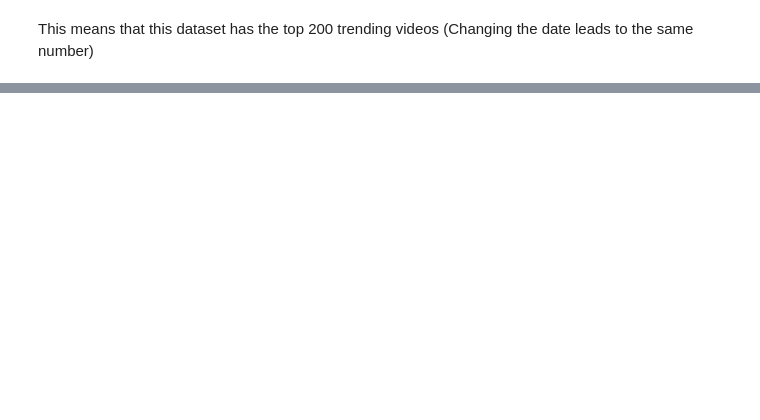
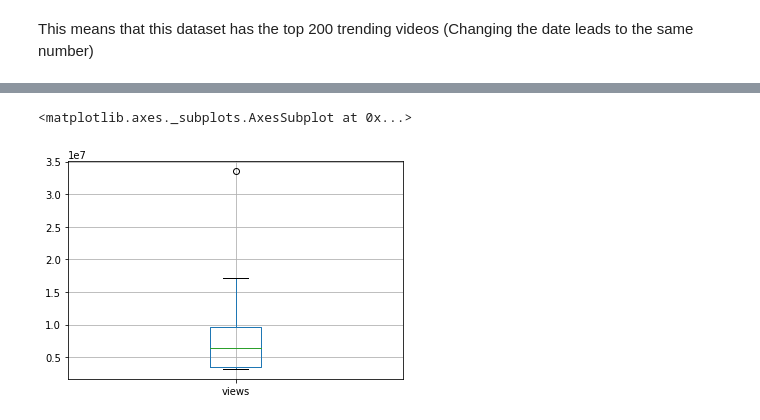
Before and after one commit to srivasis/MA384, a Jupyter notebook: Graph - clarkta.ipynb, the cells around one changed output, grey strips where cells are left out. Saved outputs shown, nothing was run; the diff lists cells and outputs as text; code cells hidden in the pictures; blank space fills up the shorter version.

```diff
--- a/Graph - clarkta.ipynb
+++ b/Graph - clarkta.ipynb
@@ -37 +52,7 @@ This means that this dataset has the top 200 trending videos (Changing the date
+# %%
+# reduce the amount to the top 10 to actually glean information from the graph
+usDataDates.get_group('17.14.11').sort_values(by=['views'], ascending=False).head(10).boxplot(column='views')
+# %% [output]
+<matplotlib.axes._subplots.AxesSubplot at 0x...>
+[figure, added]
 # %%
```
Also changed, not shown: parts of 17 cells of this notebook.
